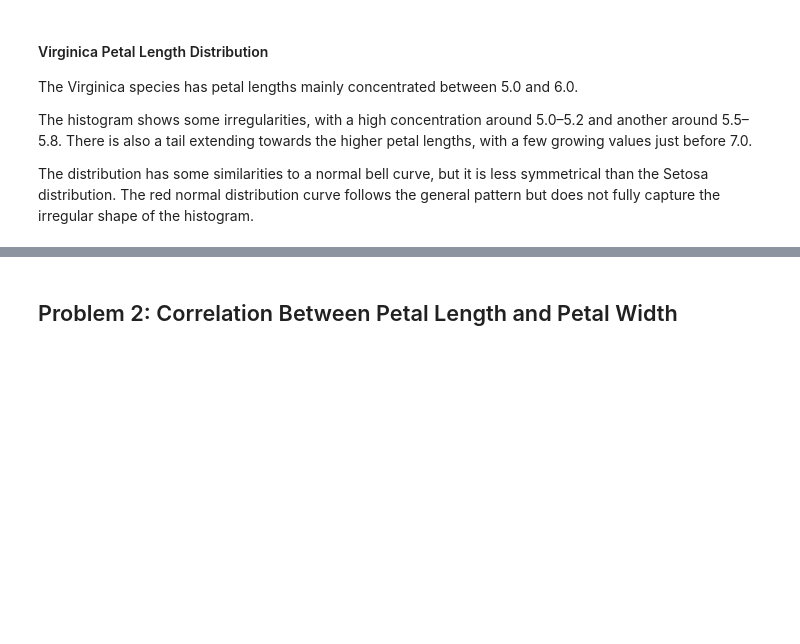
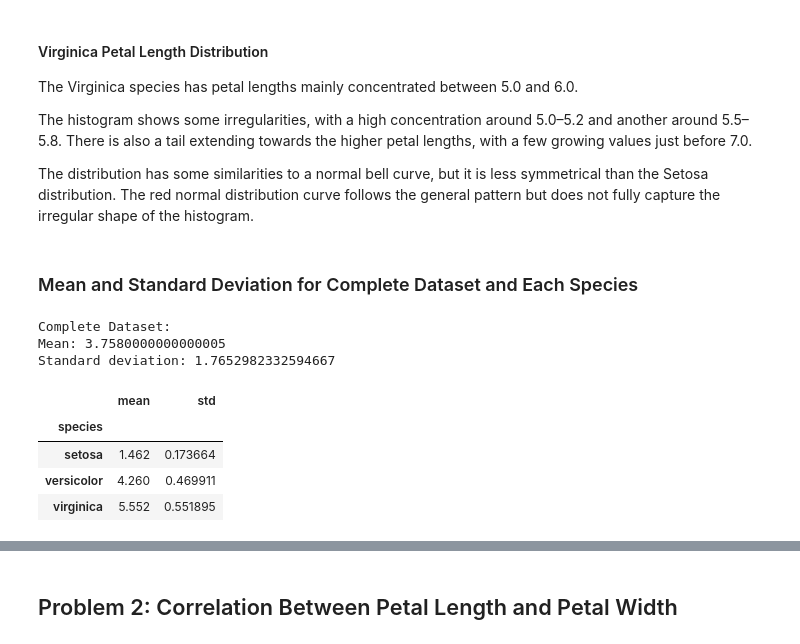
Before and after one commit to johncrumlish25/applied-statistics, a Jupyter notebook: problems.ipynb, the cells around one changed output, grey strips where cells are left out. Drawn from its saved outputs; the diff is of its cells as text; code cells hidden in the pictures; blank space fills up the shorter version.

Commit message:
Reported the mean and standard deviation of the petal lengths for the complete dataset and for each species

```diff
--- a/problems.ipynb
+++ b/problems.ipynb
@@ -234,3 +234,24 @@ The Virginica species has petal lengths mainly concentrated between 5.0 and 6.0.
 The histogram shows some irregularities, with a high concentration around 5.0–5.2 and another around 5.5–5.8. There is also a tail extending towards the higher petal lengths, with a few growing values just before 7.0.
 
 The distribution has some similarities to a normal bell curve, but it is less symmetrical than the Setosa distribution. The red normal distribution curve follows the general pattern but does not fully capture the irregular shape of the histogram.
+# %% [markdown]
+### Mean and Standard Deviation for Complete Dataset and Each Species
+# %%
+# Display the mean and standard deviation for each species
+species_stats = data.groupby("species")["petal_length"].agg(["mean", "std"])
+
+print("Complete Dataset:")
+print("Mean:", mean_petal)
+print("Standard deviation:", std_petal)
+
+# Display the results for each species
+species_stats
+# %% [output]
+Complete Dataset:
+Mean: 3.7580000000000005
+Standard deviation: 1.7652982332594667
+|  | mean | std |
+| species |  |  |
+| setosa | 1.462 | 0.173664 |
+| versicolor | 4.260 | 0.469911 |
+| virginica | 5.552 | 0.551895 |
```
Also changed, not shown: parts of 1 cell of this notebook.
